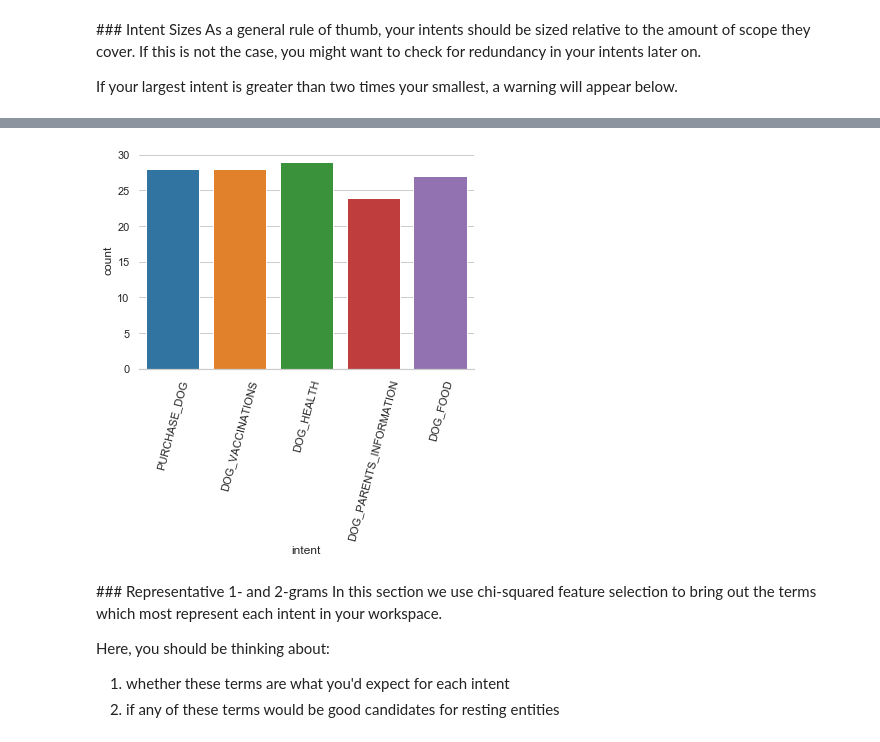
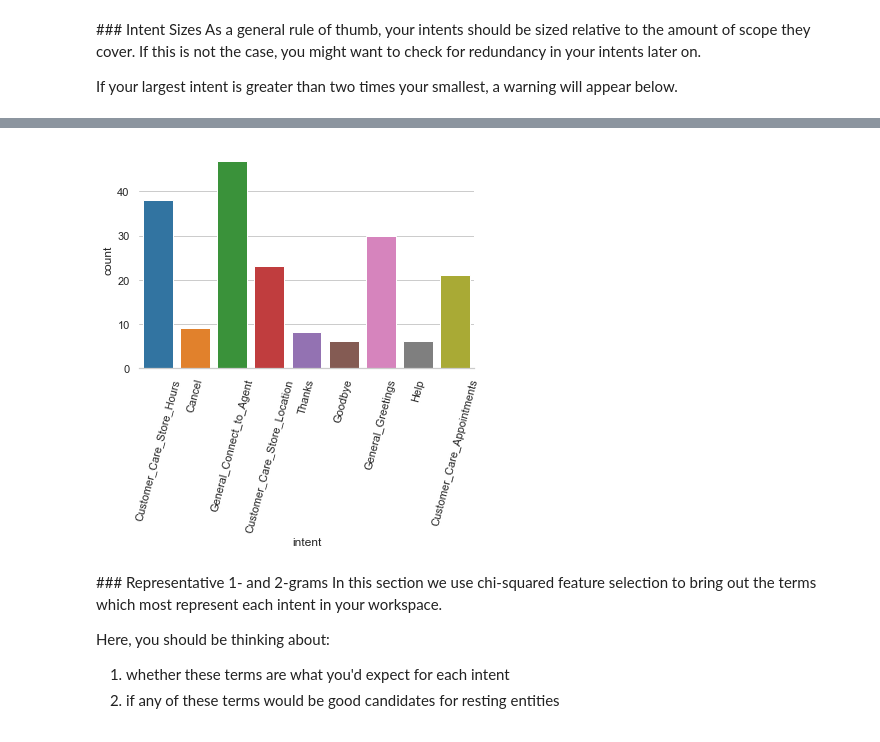
Before and after one commit to chungleu/IntentTraining, a Jupyter notebook: exploratory_analysis.ipynb, the cells around one changed output, grey strips where cells are left out. Cells and saved outputs as stored; diff of their text form; code cells hidden in the pictures.

Commit message:
fix train_df not persisting

```diff
--- a/exploratory_analysis.ipynb
+++ b/exploratory_analysis.ipynb
@@ -65,13 +61,14 @@ def onchange(change):
         display_sample(d, 10)
 
 def display_sample(d, samplesize):
-    display(Markdown("**<span style='color:blue'>{}</span>** skill selected. Training data sample:".format(d.value)))
+    if samplesize != None:
+        display(Markdown("**<span style='color:blue'>{}</span>** skill selected. Training data sample:".format(d.value)))
     training_file = training_files[d.index]
 
     train_df = pd.read_csv(os.path.join(config.training_dir, training_file), names=['utterance', 'intent'])
-    if len(train_df) > 0:
+    if (len(train_df) > 0) & (samplesize != None):
         display(train_df.sample(samplesize))
-    else:
+    elif samplesize:
         display(Markdown("<span style='color:red'>No intent training data exists for this workspace</span>"))
 
     return train_df
@@ -103,6 +100,7 @@ As a general rule of thumb, your intents should be sized relative to the amount
 
 If your largest intent is greater than two times your smallest, a warning will appear below.
 # %%
+train_df = display_sample(d, None)
 intent_sizes = train_df.groupby('intent').count()
 intent_max_min_ratio = intent_sizes.max()[0] / intent_sizes.min()[0]
 
@@ -116,4 +115,4 @@ sns.despine(left=True)
-[figure, old version]
+[figure, new version]
 # %% [markdown]
 ### Representative 1- and 2-grams
 In this section we use chi-squared feature selection to bring out the terms which most represent each intent in your workspace.
```
Also changed, not shown: parts of 7 cells of this notebook.
